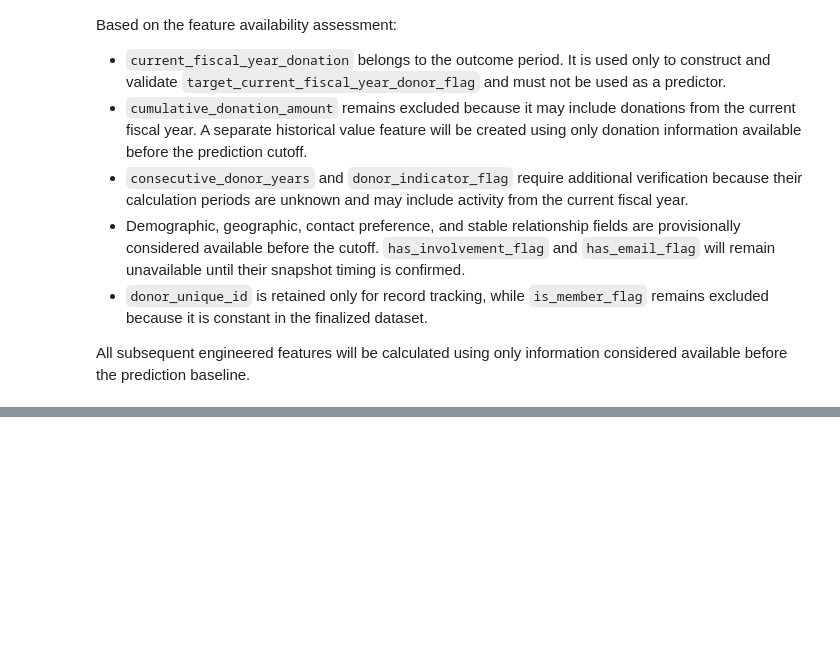
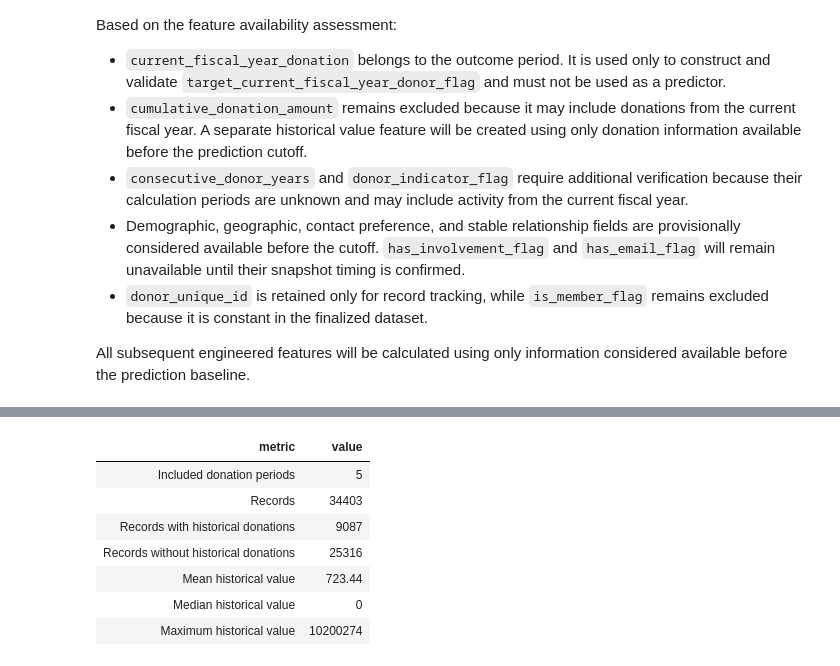
Before and after one commit to MDarkHead/red-cross-donor-prediction, a Jupyter notebook: notebooks/04_feature_engineering.ipynb, the cells around one changed output, grey strips where cells are left out. Cells and saved outputs as stored; diff of their text form; code cells hidden in the pictures; blank space fills up the shorter version.

Commit message:
P4; Task 4: Resolve Cumulative Donation Leakage Complete

```diff
--- a/notebooks/04_feature_engineering.ipynb
+++ b/notebooks/04_feature_engineering.ipynb
@@ -859,0 +916,11 @@ All subsequent engineered features will be calculated using only information con
+# %%
+# Create historical donation value feature
+df[FEATURE_HISTORICAL_VALUE_COLUMN] = (
+    df[HISTORICAL_DONATION_COLUMNS]
+    .sum(axis=1)
+)
+
+print(
+    "Historical value feature created: "
+    f"{FEATURE_HISTORICAL_VALUE_COLUMN}"
+)
@@ -859,0 +959,43 @@ All subsequent engineered features will be calculated using only information con
+# %%
+# Summarize historical value feature
+historical_value_summary = pd.DataFrame(
+    {
+        "metric": [
+            "Included donation periods",
+            "Records",
+            "Records with historical donations",
+            "Records without historical donations",
+            "Mean historical value",
+            "Median historical value",
+            "Maximum historical value",
+        ],
+        "value": [
+            len(HISTORICAL_DONATION_COLUMNS),
+            len(df),
+            (
+                df[FEATURE_HISTORICAL_VALUE_COLUMN] > 0
+            ).sum(),
+            (
+                df[FEATURE_HISTORICAL_VALUE_COLUMN] == 0
+            ).sum(),
+            df[FEATURE_HISTORICAL_VALUE_COLUMN].mean(),
+            df[FEATURE_HISTORICAL_VALUE_COLUMN].median(),
+            df[FEATURE_HISTORICAL_VALUE_COLUMN].max(),
+        ],
+    }
+)
+
+display(historical_value_summary.style.format(
+        {
+            "value": lambda x: f"{int(x)}" if x % 1 == 0 else f"{x:.2f}"
+        }
+    ).hide(axis="index"))
+# %% [output]
+| metric | value |
+| Included donation periods | 5 |
+| Records | 34403 |
+| Records with historical donations | 9087 |
+| Records without historical donations | 25316 |
+| Mean historical value | 723.44 |
+| Median historical value | 0 |
+| Maximum historical value | 10200274 |
```
Also changed, not shown: parts of 4 cells of this notebook.
